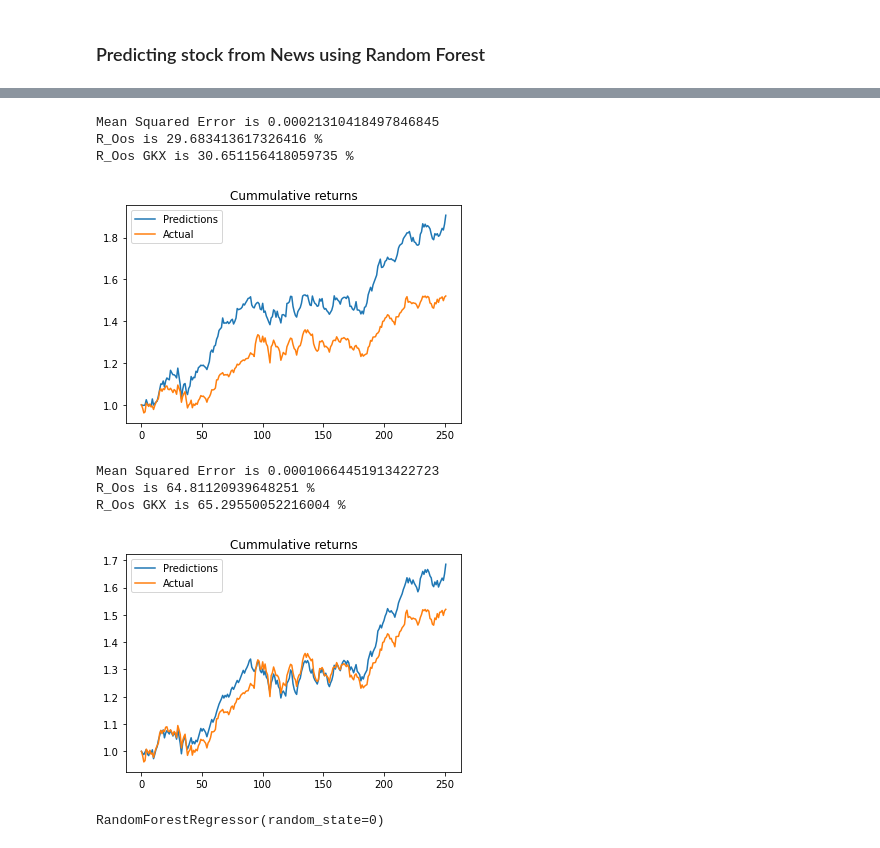
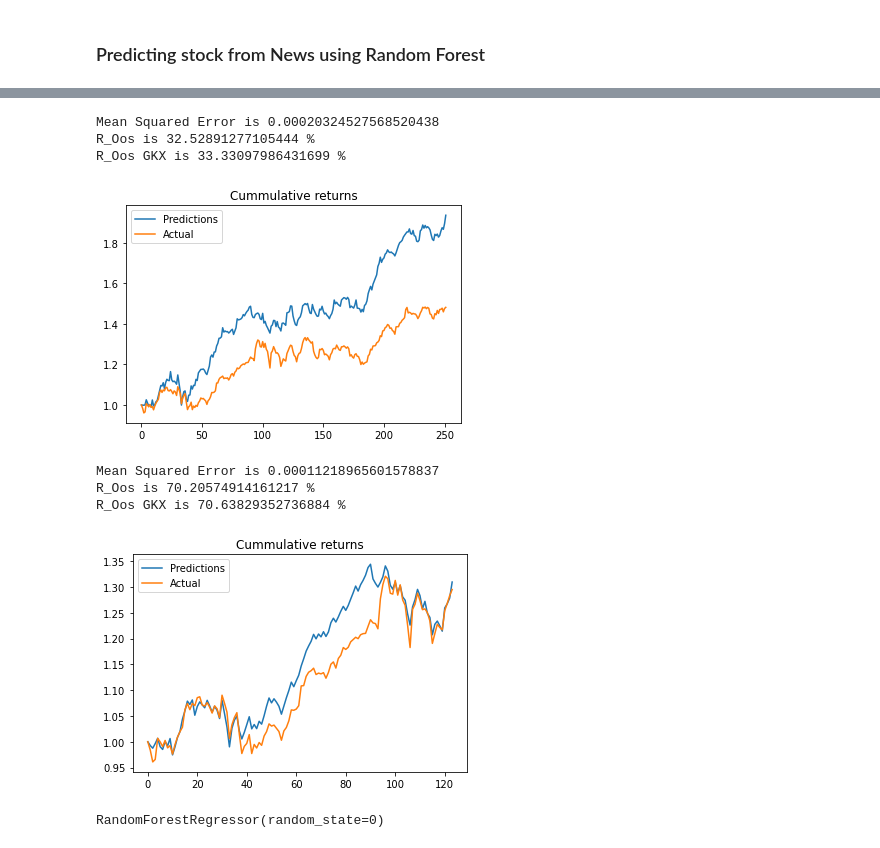
Before and after one commit to mike-explosion/NLP_for_tech_sector_companies, a Jupyter notebook: Models.ipynb, the cells around one changed output, grey strips where cells are left out. Saved outputs shown, nothing was run; the diff lists cells and outputs as text; code cells hidden in the pictures.

```diff
--- a/Models.ipynb
+++ b/Models.ipynb
@@ -234,19 +216,18 @@ RandomForestRegressor(random_state=0)
 # %%
-Dataset_final = pd.read_csv('Dataset_final.csv')
-Dataset_final.dataframeName = 'Dataset_final.csv'
-Dataset_final.set_index('Date',inplace=True)
-X_App,y_App = Dataset_final.drop(['Apple returns','Top6','Top7','Top8','Top9','Top10','Top11','Top12','Top13','Top14','Top15','Top16','Top17','Top18','Top19','Top20','Top21','Top22','Top23','Top24','Top25'],axis=1),Dataset_final['Apple returns']
+X_App,y_App = Dataset_final.drop(['Apple returns','Top6','Top7','Top8','Top9','Top10','Top11','Top12','Top13','Top14',
+                                  'Top15','Top16','Top17','Top18','Top19','Top20',
+                                  'Top21','Top22','Top23','Top24','Top25'],axis=1),Dataset_final['Apple returns']
 
 decision_tree_nlp(X_App,y_App,'2008-12-04','2009-12-04','2010-12-04')
-random_forest_nlp(X_App,y_App,'2008-12-04','2009-12-04','2010-12-04')
+random_forest_nlp(X_App,y_App,'2008-12-04','2009-12-04','2010-06-04')
 # %% [output]
-Mean Squared Error is 0.00021310418497846845
-R_Oos is 29.683413617326416 %
-R_Oos GKX is 30.651156418059735 %
+Mean Squared Error is 0.00020324527568520438
+R_Oos is 32.52891277105444 %
+R_Oos GKX is 33.33097986431699 %
-[figure, old version]
+[figure, new version]
-Mean Squared Error is 0.00010664451913422723
-R_Oos is 64.81120939648251 %
-R_Oos GKX is 65.29550052216004 %
+Mean Squared Error is 0.00011218965601578837
+R_Oos is 70.20574914161217 %
+R_Oos GKX is 70.63829352736884 %
-[figure, old version]
+[figure, new version]
 RandomForestRegressor(random_state=0)
 # %%
```
Also changed, not shown: parts of 11 cells of this notebook, 2 other files.
